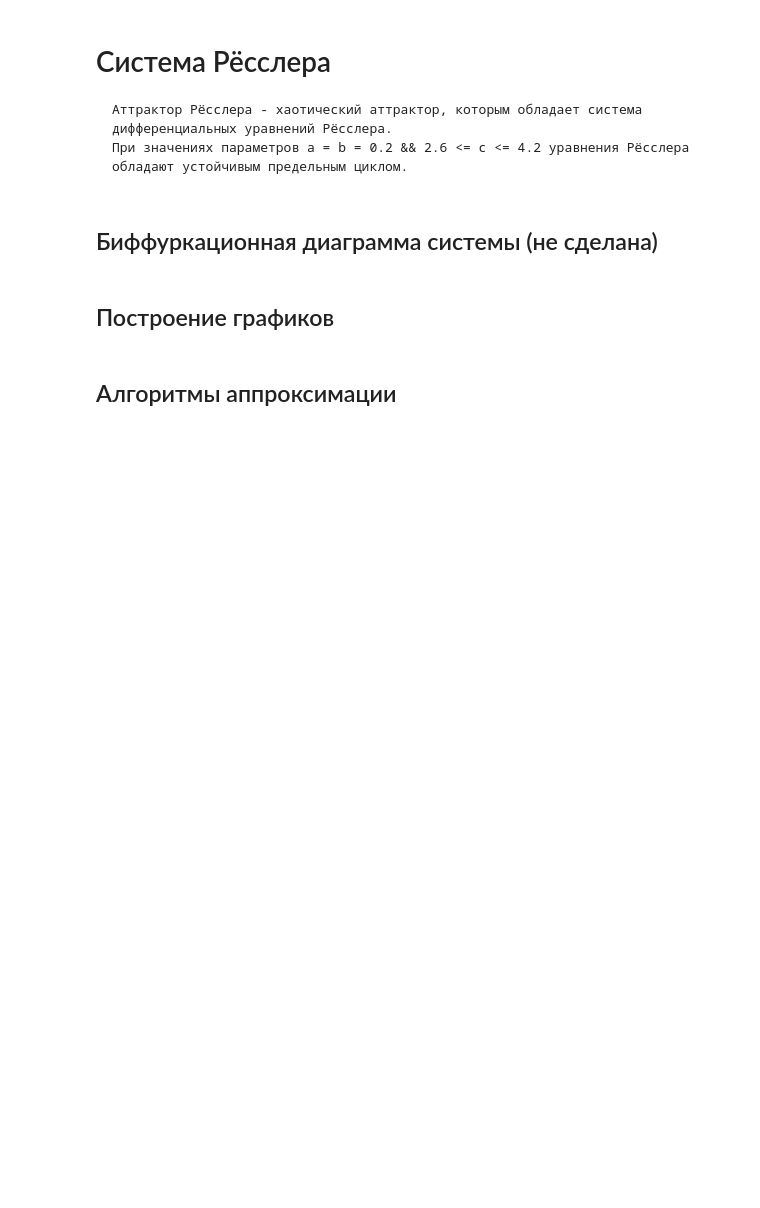
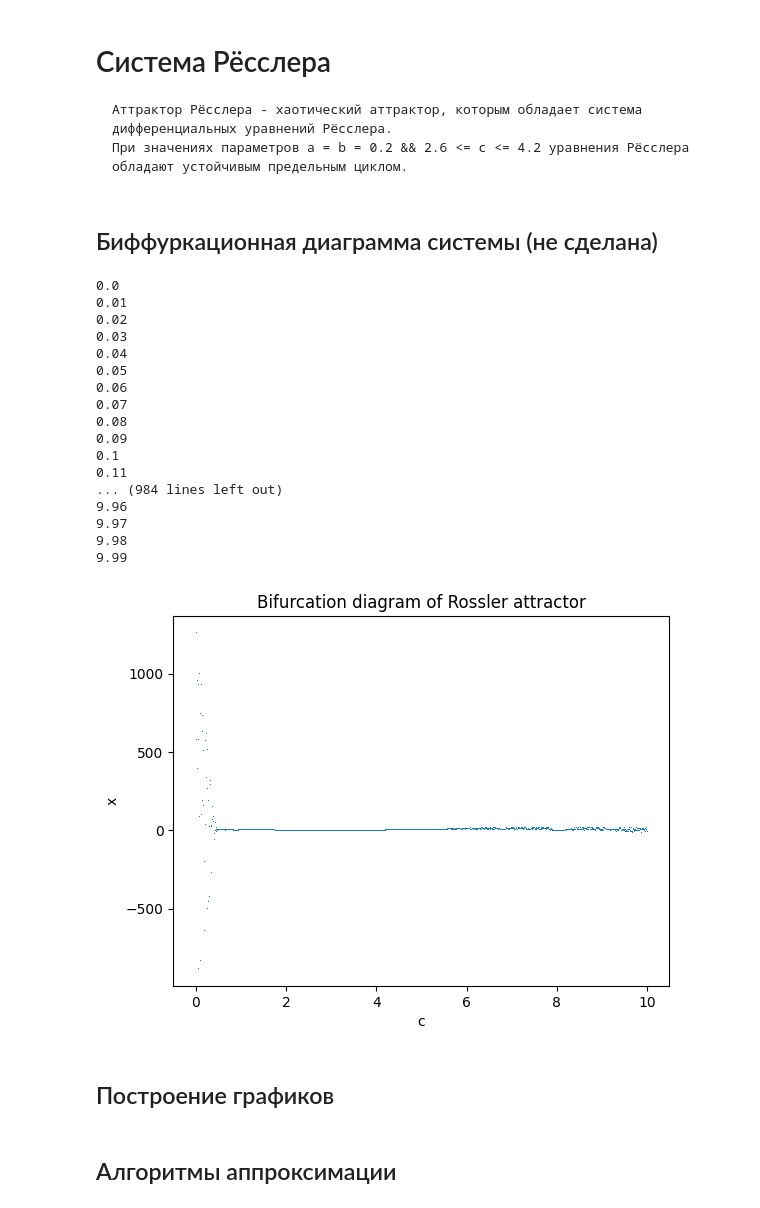
Before and after one commit to sadjumb/Scientific_non_linear_System, a Jupyter notebook: System_Ressler.ipynb, the cells around one changed output. Saved outputs shown, nothing was run; the diff lists cells and outputs as text; code cells hidden in the pictures; blank space fills up the shorter version.

Commit message:
add biffurc diagr

```diff
--- a/System_Ressler.ipynb
+++ b/System_Ressler.ipynb
@@ -48,6 +48,65 @@ def BiffurcationB(a, c, y0=[0, 0, 0], param0=0, paramN=25, dParam=0.001): # y0 -
     plt.show()
 
 BiffurcationB(0.2, 4)
+# %%
+def main():
+    import numpy as np
+    import matplotlib.pyplot as plt
+    from scipy.integrate import solve_ivp
+    # Определяем систему уравнений для аттрактора Рёсслера
+    def rossler(t, y, a=0.2, b=0.2, c=4):
+        x, y, z = y
+        return np.array([-y - z, x + a*y, b + z*(x - c)])
+
+    # Задаем границы параметра и шаг изменения
+    c_min = 0
+    c_max = 10
+    dc = 0.01
+
+    # Инициализируем массивы для сохранения данных
+    c_list = np.arange(c_min, c_max, dc)
+    x_list = []
+
+    # Интегрируем систему уравнений для каждого значения параметра c
+    for c in c_list:
+        # Инициализируем начальные условия и временную ось
+        y0 = [0, 1, 1]
+        t_span = [0, 100]
+        print(c)
+
+        # Интегрируем систему уравнений
+        sol = solve_ivp(rossler, t_span, y0, t_eval=[t_span[1]], args=(0.2, 0.2, c))
+
+        # Сохраняем последнюю точку на временной оси
+        x_list.append(sol.y[0][-1])
+
+    # Отображаем полученные данные на графике
+    plt.plot(c_list, x_list, ',')
+    plt.xlabel('c')
+    plt.ylabel('x')
+    plt.title('Bifurcation diagram of Rossler attractor')
+    plt.show()
+
+main()
+# %% [output]
+0.0
+0.01
+0.02
+0.03
+0.04
+0.05
+0.06
+0.07
+0.08
+0.09
+0.1
+0.11
+... (984 lines left out)
+9.96
+9.97
+9.98
+9.99
+[figure, added]
 # %% [markdown]
 ## Построение графиков
 # %%
```
